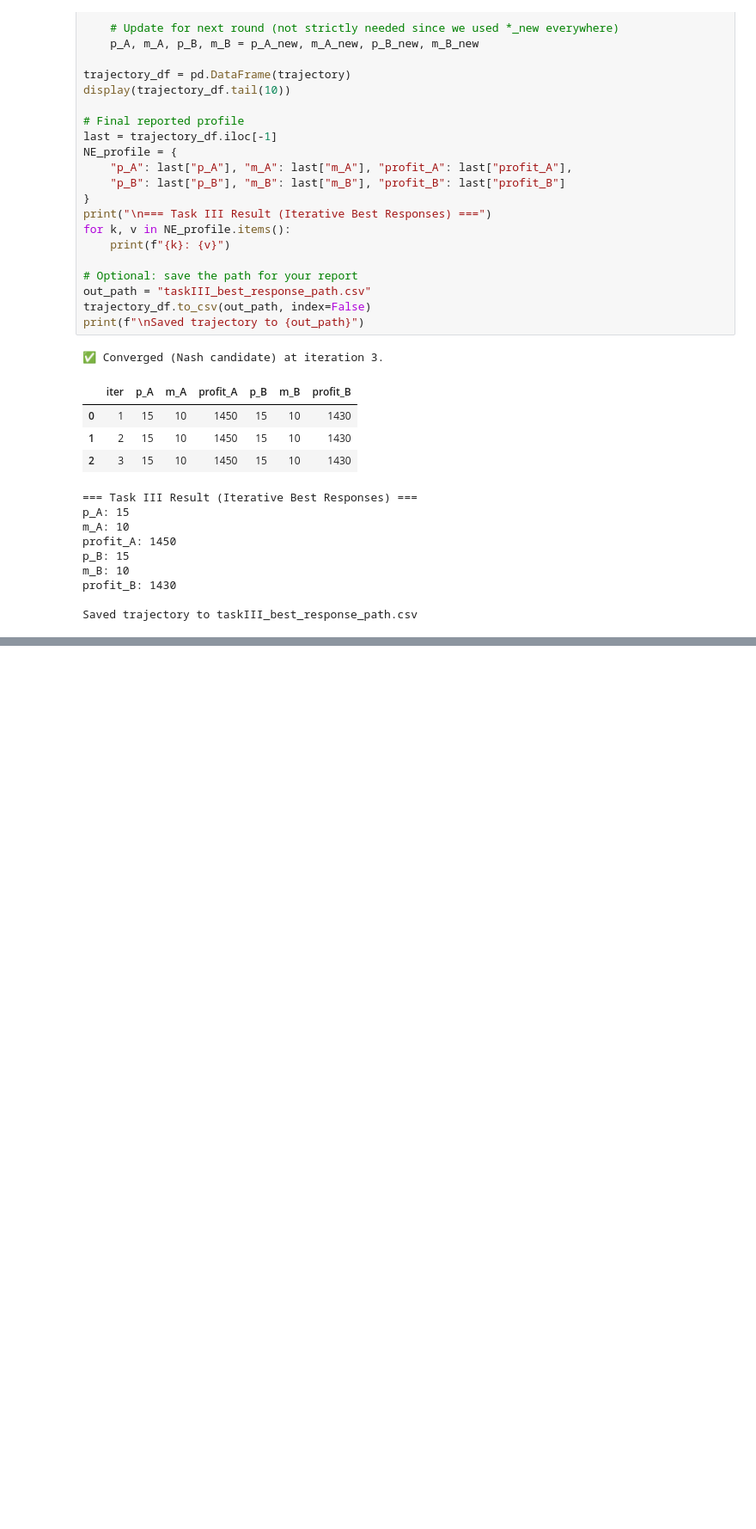
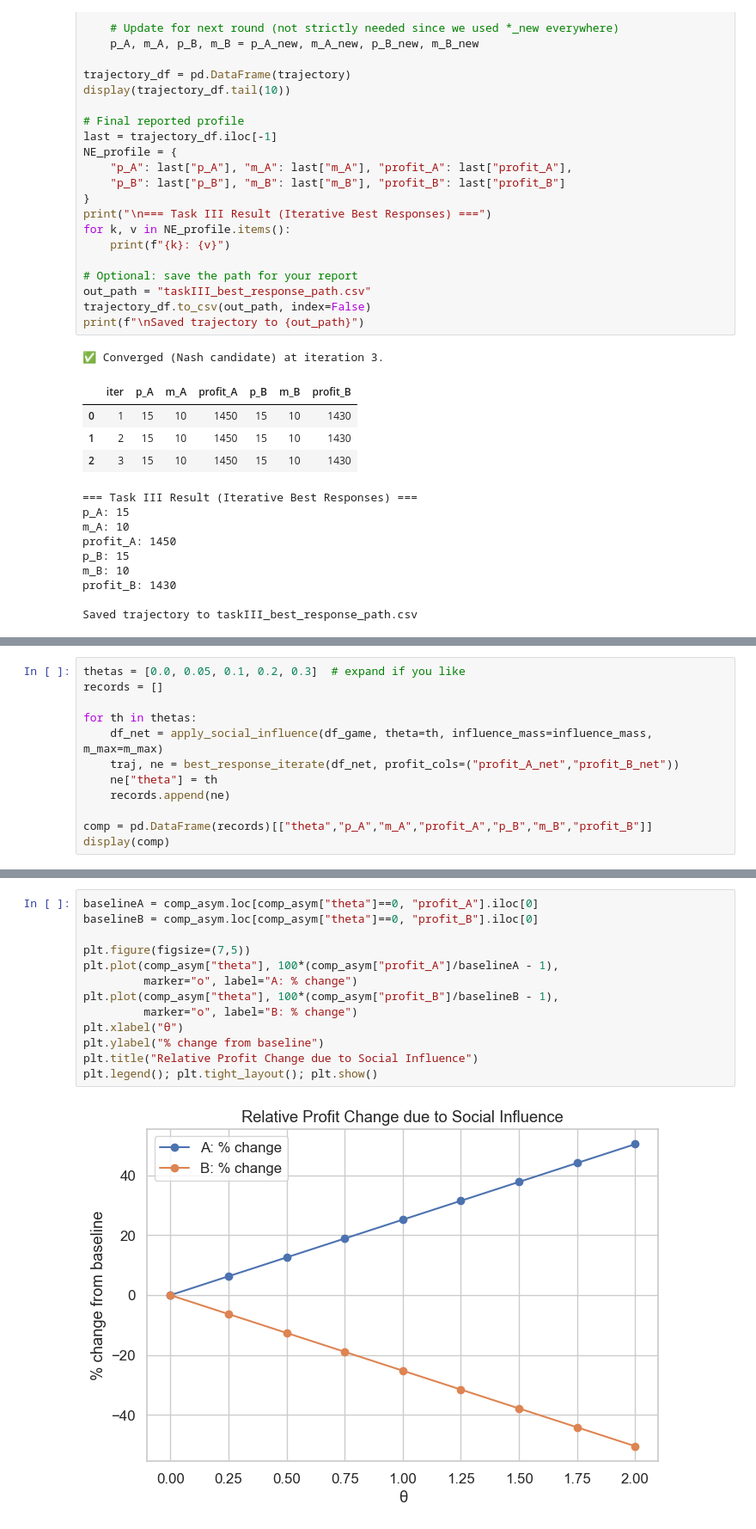
Before and after one commit to ParsaHaghighatgoo/adversell, a Jupyter notebook: main.ipynb, the cells around one changed output, grey strips where cells are left out. Shown: that part at 86% size. Saved outputs shown, nothing was run; the diff lists cells and outputs as text; blank space fills up the shorter version.

```diff
--- a/main.ipynb
+++ b/main.ipynb
@@ -405,0 +496,12 @@ Saved trajectory to taskIII_best_response_path.csv
+# %%
+thetas = [0.0, 0.05, 0.1, 0.2, 0.3]  # expand if you like
+records = []
+
+for th in thetas:
+    df_net = apply_social_influence(df_game, theta=th, influence_mass=influence_mass, m_max=m_max)
+    traj, ne = best_response_iterate(df_net, profit_cols=("profit_A_net","profit_B_net"))
+    ne["theta"] = th
+    records.append(ne)
+
+comp = pd.DataFrame(records)[["theta","p_A","m_A","profit_A","p_B","m_B","profit_B"]]
+display(comp)
@@ -405,0 +756,15 @@ Saved trajectory to taskIII_best_response_path.csv
+# %%
+baselineA = comp_asym.loc[comp_asym["theta"]==0, "profit_A"].iloc[0]
+baselineB = comp_asym.loc[comp_asym["theta"]==0, "profit_B"].iloc[0]
+
+plt.figure(figsize=(7,5))
+plt.plot(comp_asym["theta"], 100*(comp_asym["profit_A"]/baselineA - 1),
+         marker="o", label="A: % change")
+plt.plot(comp_asym["theta"], 100*(comp_asym["profit_B"]/baselineB - 1),
+         marker="o", label="B: % change")
+plt.xlabel("θ")
+plt.ylabel("% change from baseline")
+plt.title("Relative Profit Change due to Social Influence")
+plt.legend(); plt.tight_layout(); plt.show()
+# %% [output]
+[figure, added]
```
Also changed, not shown: parts of 19 cells of this notebook, 2 other files.
